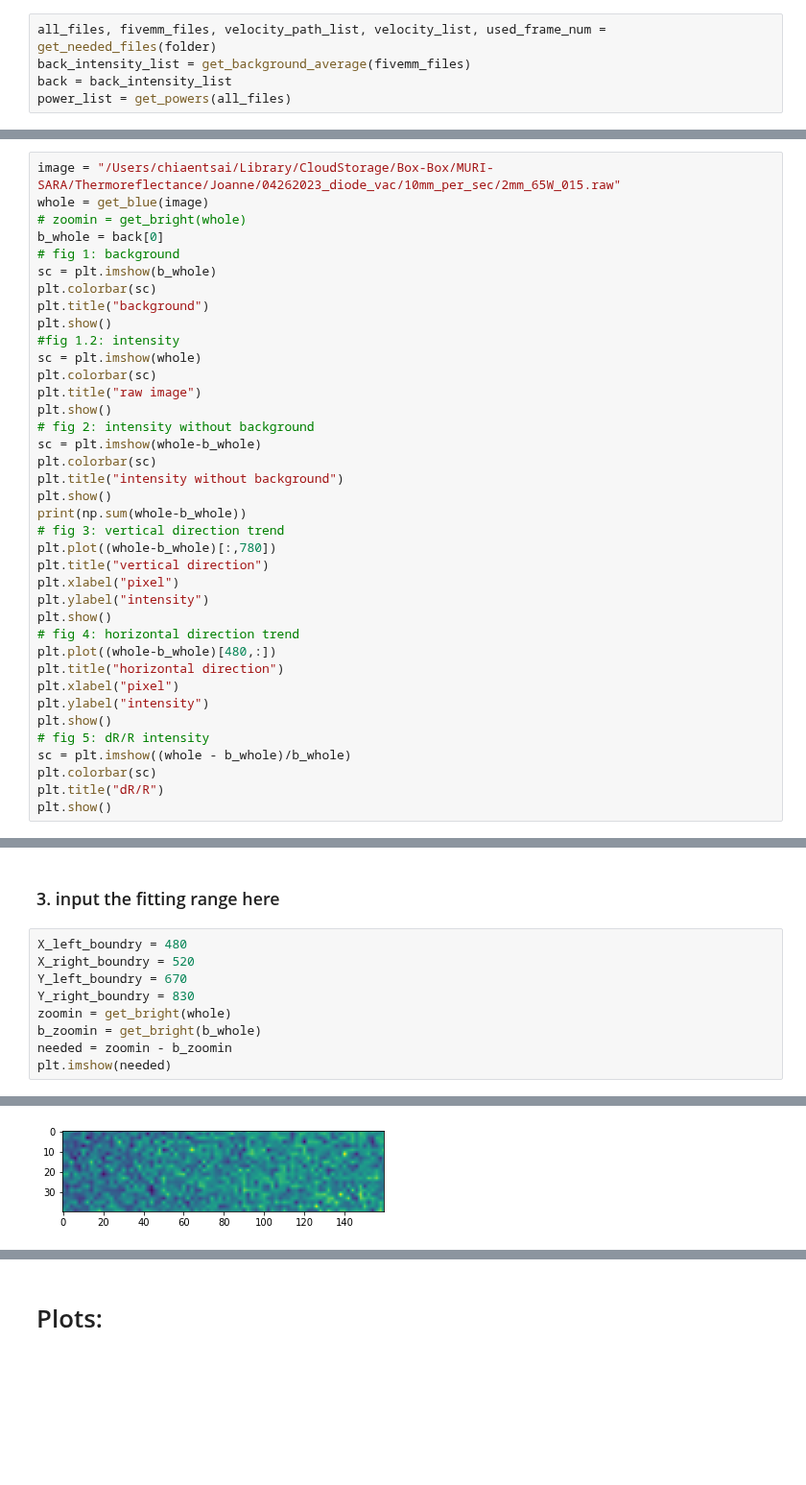
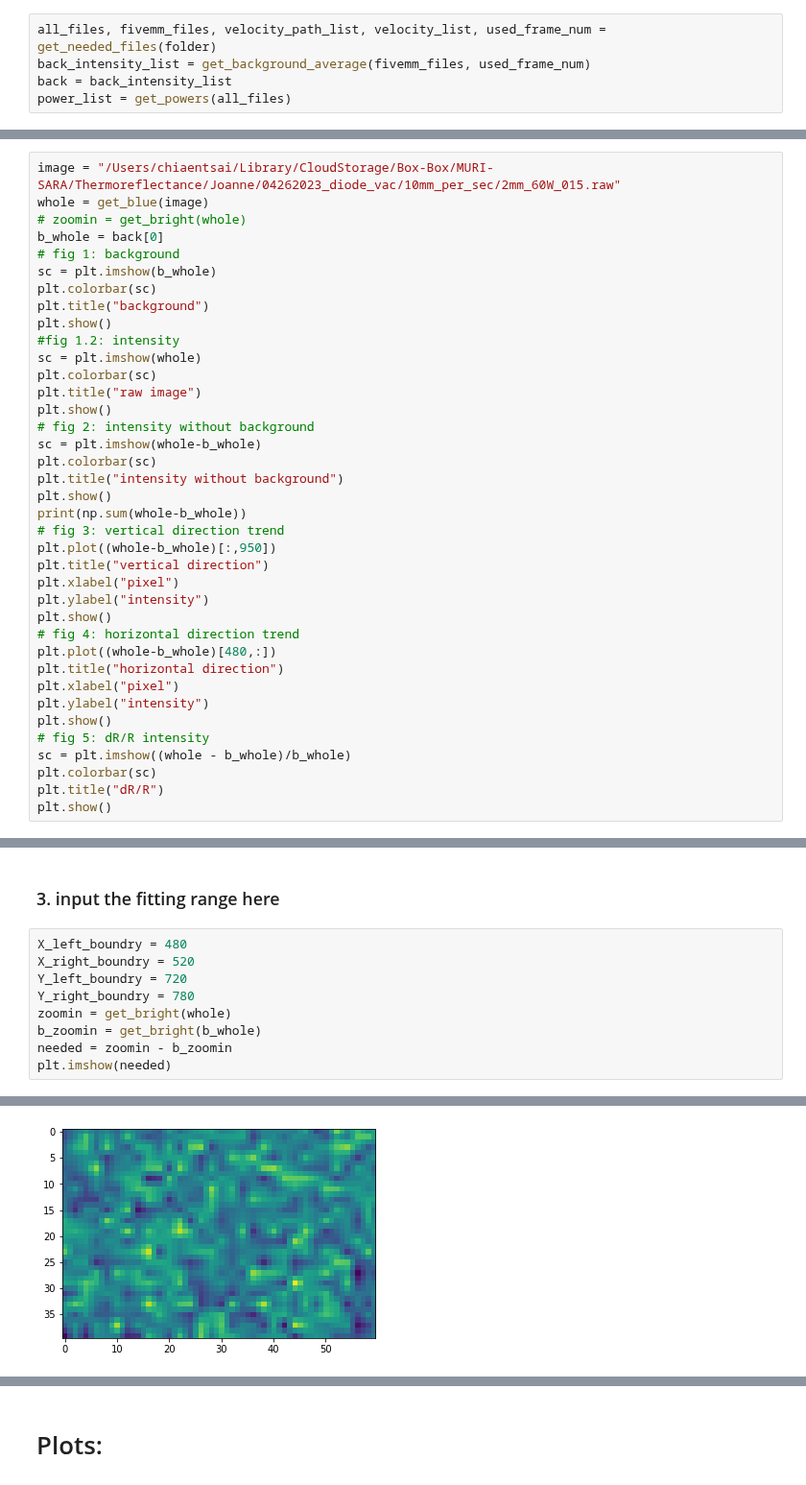
Before and after one commit to JoanneCETsai/Temperature_Calibration, a Jupyter notebook: code/0225_diode.ipynb, the cells around one changed output, grey strips where cells are left out. Shown at 96% size. Cells and saved outputs as stored; diff of their text form; blank space fills up the shorter version.

```diff
--- a/code/0225_diode.ipynb
+++ b/code/0225_diode.ipynb
@@ -57,13 +57,13 @@ beamwidth = 301200
 # }
 # %%
 all_files, fivemm_files, velocity_path_list, velocity_list, used_frame_num = get_needed_files(folder)
-back_intensity_list = get_background_average(fivemm_files)
+back_intensity_list = get_background_average(fivemm_files, used_frame_num)
 back = back_intensity_list
 power_list = get_powers(all_files)
 # %% [markdown]
 ### 2. check the beam shape
 # %%
-image = "/Users/chiaentsai/Library/CloudStorage/Box-Box/MURI-SARA/Thermoreflectance/Joanne/04262023_diode_vac/10mm_per_sec/2mm_65W_015.raw"
+image = "/Users/chiaentsai/Library/CloudStorage/Box-Box/MURI-SARA/Thermoreflectance/Joanne/04262023_diode_vac/10mm_per_sec/2mm_60W_015.raw"
 whole = get_blue(image)
 # zoomin = get_bright(whole)
 b_whole = back[0]
@@ -84,7 +84,7 @@ plt.title("intensity without background")
 plt.show()
 print(np.sum(whole-b_whole))
 # fig 3: vertical direction trend
-plt.plot((whole-b_whole)[:,780])
+plt.plot((whole-b_whole)[:,950])
 plt.title("vertical direction")
 plt.xlabel("pixel")
 plt.ylabel("intensity")
@@ -113,12 +113,12 @@ plt.show()
 # %%
 X_left_boundry = 480
 X_right_boundry = 520
-Y_left_boundry = 670
-Y_right_boundry = 830
+Y_left_boundry = 720
+Y_right_boundry = 780
 zoomin = get_bright(whole)
 b_zoomin = get_bright(b_whole)
 needed = zoomin - b_zoomin
 plt.imshow(needed)
 # %% [output]
 <matplotlib.image.AxesImage at 0x...>
-[figure, old version]
+[figure, new version]
```
Also changed, not shown: parts of 3 cells of this notebook, 1 other file.
